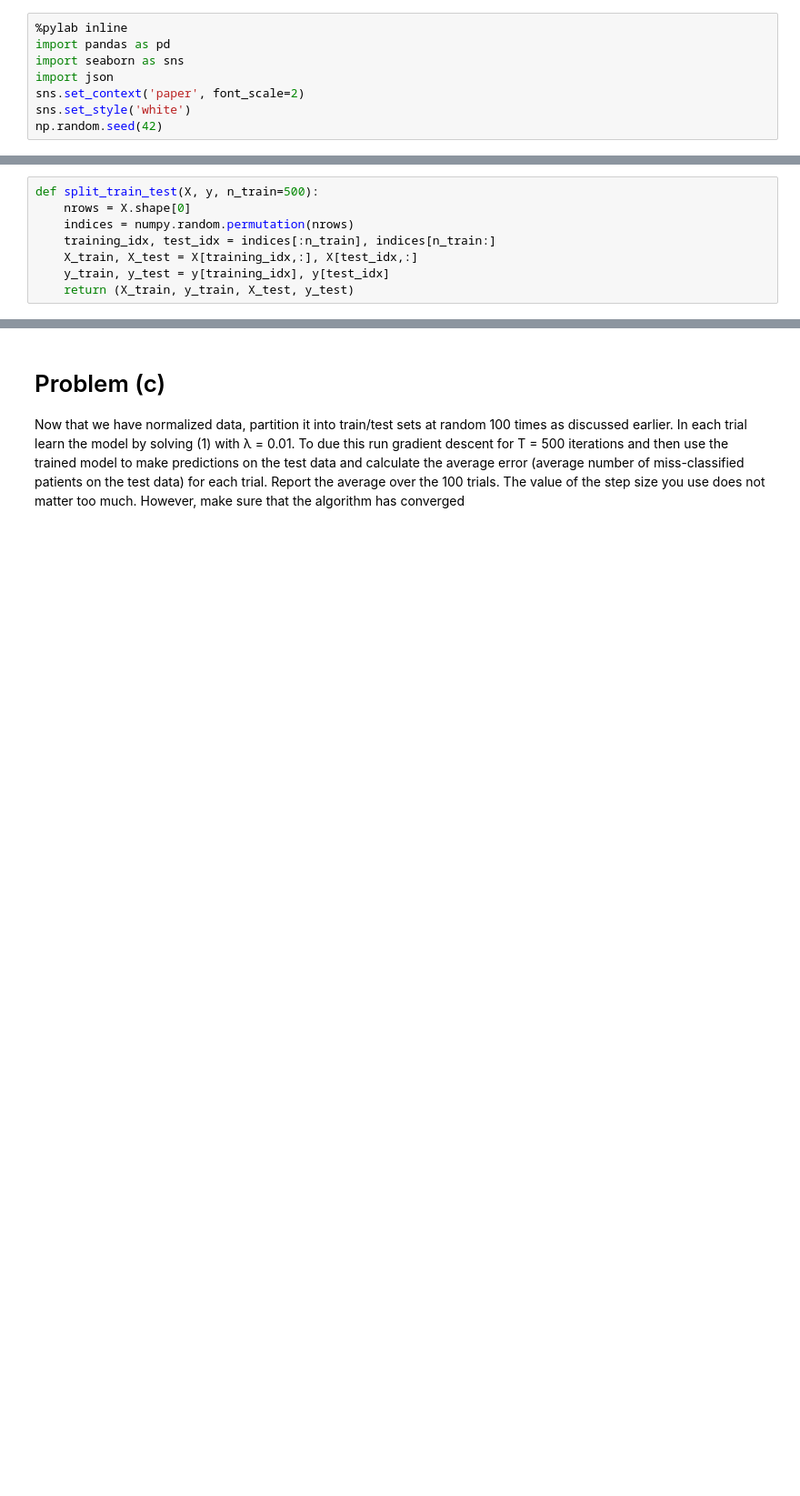
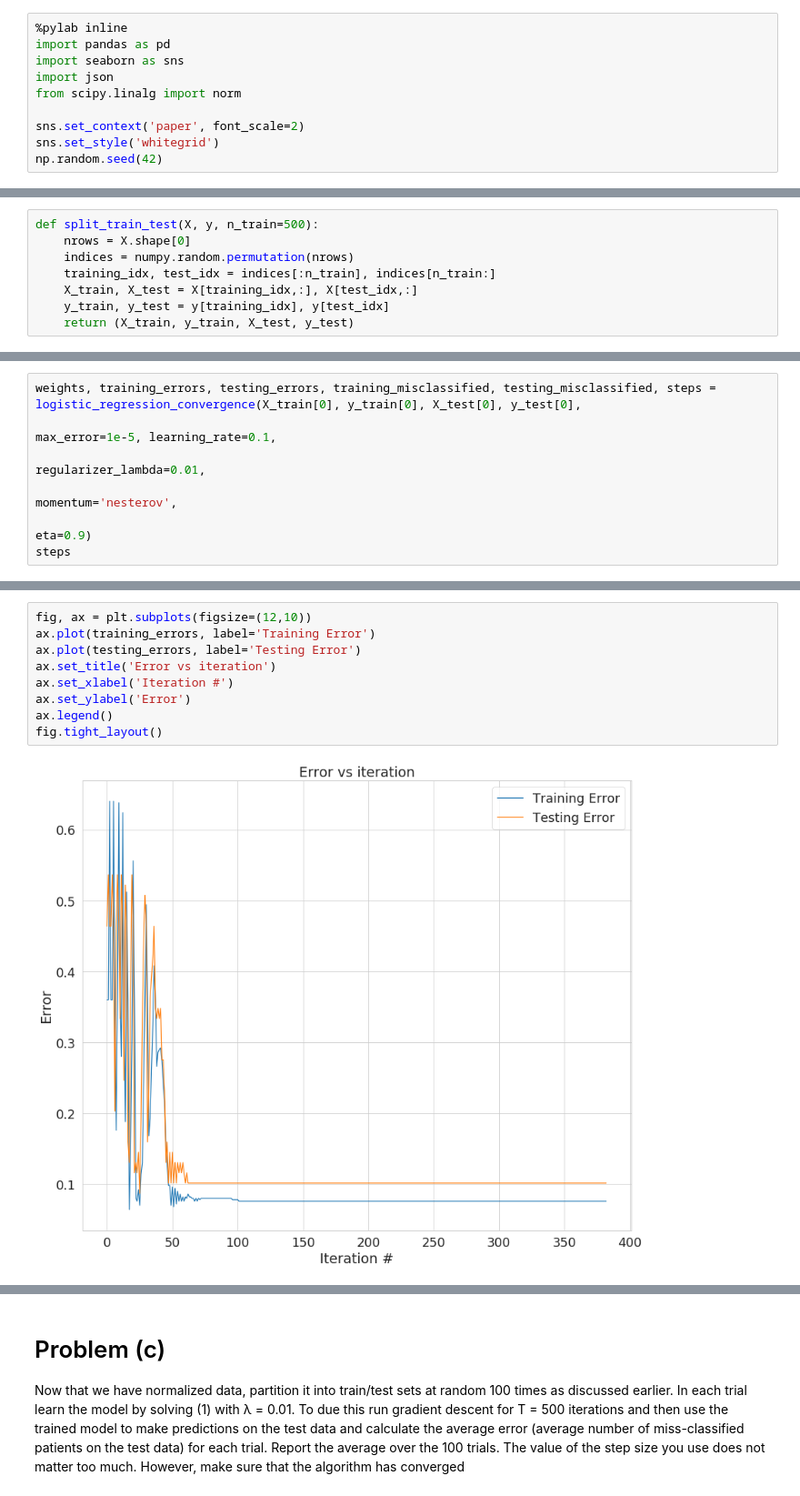
Before and after one commit to saketkc/hatex, a Jupyter notebook: 2018_Fall/EE-546/HW01/HW1.ipynb, the cells around one changed output, grey strips where cells are left out. Shown at 91% size. Drawn from its saved outputs; the diff is of its cells as text; blank space fills up the shorter version.

```diff
--- a/2018_Fall/EE-546/HW01/HW1.ipynb
+++ b/2018_Fall/EE-546/HW01/HW1.ipynb
@@ -3,8 +3,10 @@
 import pandas as pd
 import seaborn as sns
 import json
+from scipy.linalg import norm
+
 sns.set_context('paper', font_scale=2)
-sns.set_style('white')
+sns.set_style('whitegrid')
 np.random.seed(42)
 # %% [output]
 Populating the interactive namespace from numpy and matplotlib
@@ -193,0 +305,7 @@ array([0., 0., 0., ..., 0., 0., 0.])
+# %%
+weights, training_errors, testing_errors, training_misclassified, testing_misclassified, steps = logistic_regression_convergence(X_train[0], y_train[0], X_test[0], y_test[0],
+                                                                                                                                 max_error=1e-5, learning_rate=0.1,
+                                                                                                                                 regularizer_lambda=0.01,
+                                                                                                                                 momentum='nesterov',
+                                                                                                                                 eta=0.9)
+steps
@@ -193,0 +320,11 @@ array([0., 0., 0., ..., 0., 0., 0.])
+# %%
+fig, ax = plt.subplots(figsize=(12,10))
+ax.plot(training_errors, label='Training Error')
+ax.plot(testing_errors, label='Testing Error')
+ax.set_title('Error vs iteration')
+ax.set_xlabel('Iteration #')
+ax.set_ylabel('Error')
+ax.legend()
+fig.tight_layout()
+# %% [output]
+[figure, added]
```
Also changed, not shown: parts of 12 cells of this notebook.
